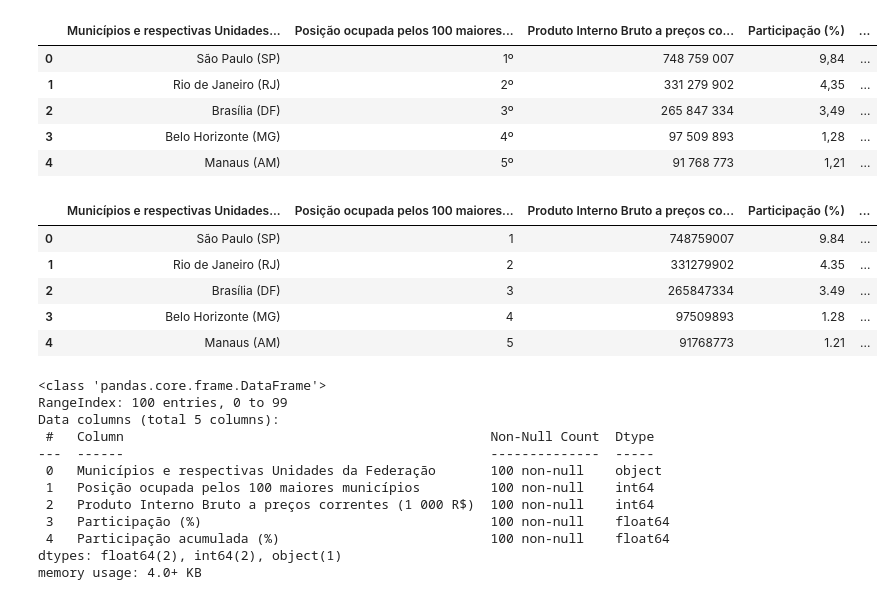
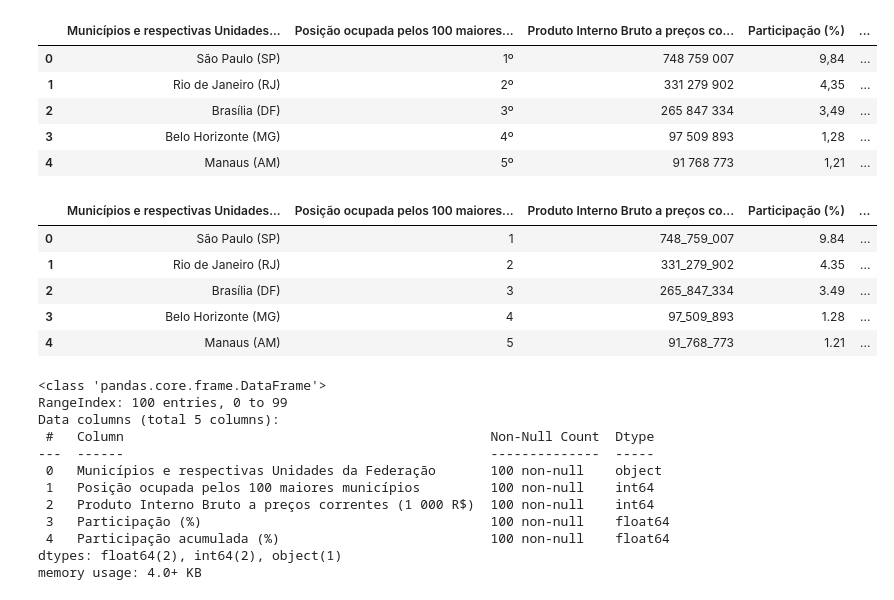
Before and after one commit to RenanVanbasten/EDA-PIB-Municipios-Brasil, a Jupyter notebook: notebooks/eda_pib_municipios.ipynb, the cells around one changed output. Cells and saved outputs as stored; diff of their text form; code cells hidden in the pictures.

```diff
--- a/notebooks/eda_pib_municipios.ipynb
+++ b/notebooks/eda_pib_municipios.ipynb
@@ -43,18 +45,18 @@ df.head(5)
 # %%
 # Mudando valores das colunes para que possam ser convertidos para numéricos.
 
 df['Posição ocupada pelos 100 maiores municípios'] = df['Posição ocupada pelos 100 maiores municípios'].str.replace('º','')
-df['Produto Interno Bruto a preços correntes (1 000 R$)'] = df['Produto Interno Bruto a preços correntes (1 000 R$)'].str.replace(' ','')
+df['Produto Interno Bruto a preços correntes (1 000 R$)'] = df['Produto Interno Bruto a preços correntes (1 000 R$)'].str.replace(' ','_')
 df['Participação (%)'] = df['Participação (%)'].str.replace(',' ,'.')
 df['Participação acumulada (%)'] = df['Participação acumulada (%)'].str.replace(',' ,'.')
 df.head(5)
 # %% [output]
 |  | Municípios e respectivas Unidades... | Posição ocupada pelos 100 maiores... | Produto Interno Bruto a preços co... | Participação (%) | ... |
-| 0 | São Paulo (SP) | 1 | 748759007 | 9.84 | ... |
-| 1 | Rio de Janeiro (RJ) | 2 | 331279902 | 4.35 | ... |
-| 2 | Brasília (DF) | 3 | 265847334 | 3.49 | ... |
-| 3 | Belo Horizonte (MG) | 4 | 97509893 | 1.28 | ... |
-| 4 | Manaus (AM) | 5 | 91768773 | 1.21 | ... |
+| 0 | São Paulo (SP) | 1 | 748_759_007 | 9.84 | ... |
+| 1 | Rio de Janeiro (RJ) | 2 | 331_279_902 | 4.35 | ... |
+| 2 | Brasília (DF) | 3 | 265_847_334 | 3.49 | ... |
+| 3 | Belo Horizonte (MG) | 4 | 97_509_893 | 1.28 | ... |
+| 4 | Manaus (AM) | 5 | 91_768_773 | 1.21 | ... |
 # %%
 # Alterando os valores das colunas para o tipo numérico adequado.
 
```
Also changed, not shown: parts of 8 cells of this notebook.
